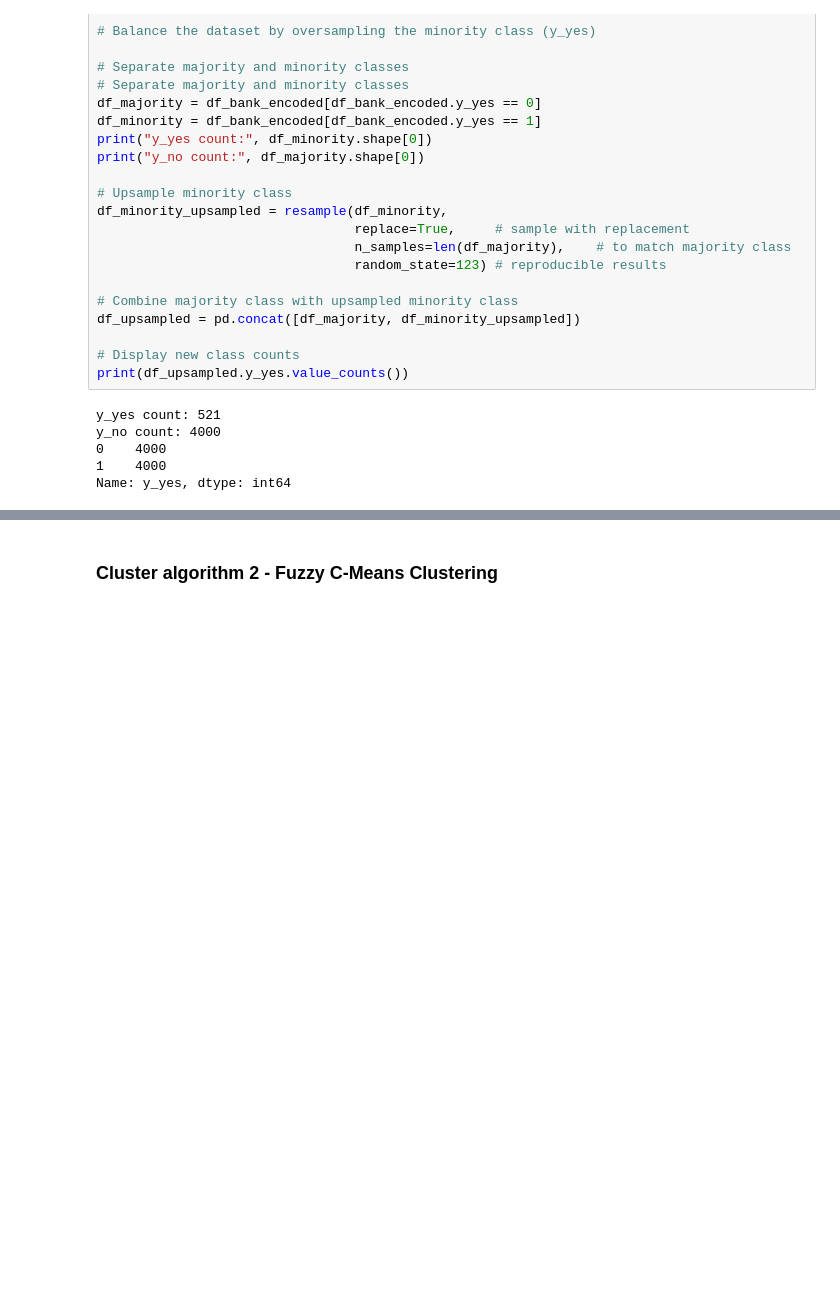
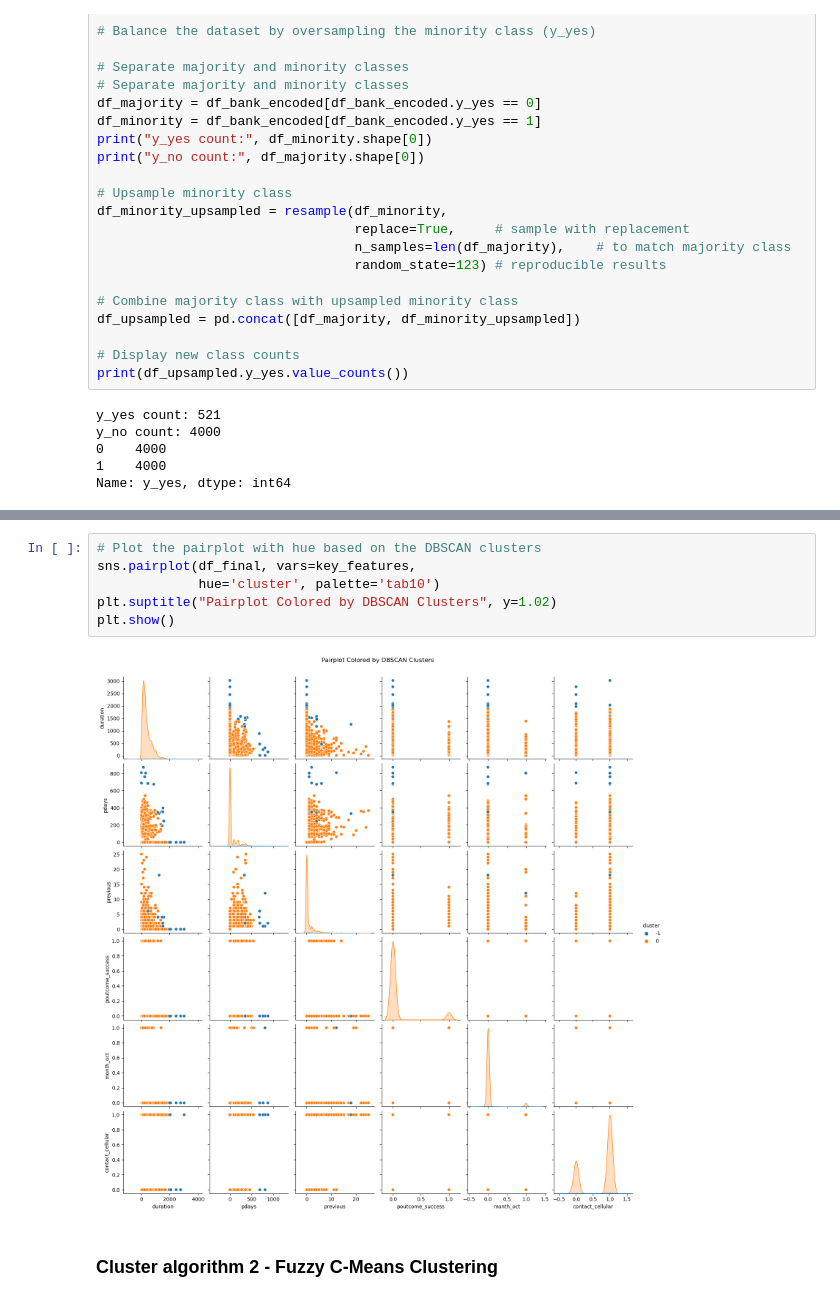
Before and after one commit to DSBE-Semester-A/DataMining, a Jupyter notebook: Assignment2/Assignment_2.ipynb, the cells around one changed output, grey strips where cells are left out. Cells and saved outputs as stored; diff of their text form; blank space fills up the shorter version.

```diff
--- a/Assignment2/Assignment_2.ipynb
+++ b/Assignment2/Assignment_2.ipynb
@@ -331,3 +443,11 @@ sns.scatterplot(df_bank['age'])
+# %%
+# Plot the pairplot with hue based on the DBSCAN clusters
+sns.pairplot(df_final, vars=key_features,
+             hue='cluster', palette='tab10')
+plt.suptitle("Pairplot Colored by DBSCAN Clusters", y=1.02)
+plt.show()
+# %% [output]
+[figure, added]
 # %% [markdown]
 ### Cluster algorithm 2  - Fuzzy C-Means Clustering
 # %%
```
Also changed, not shown: parts of 28 cells of this notebook, 1 other file.
